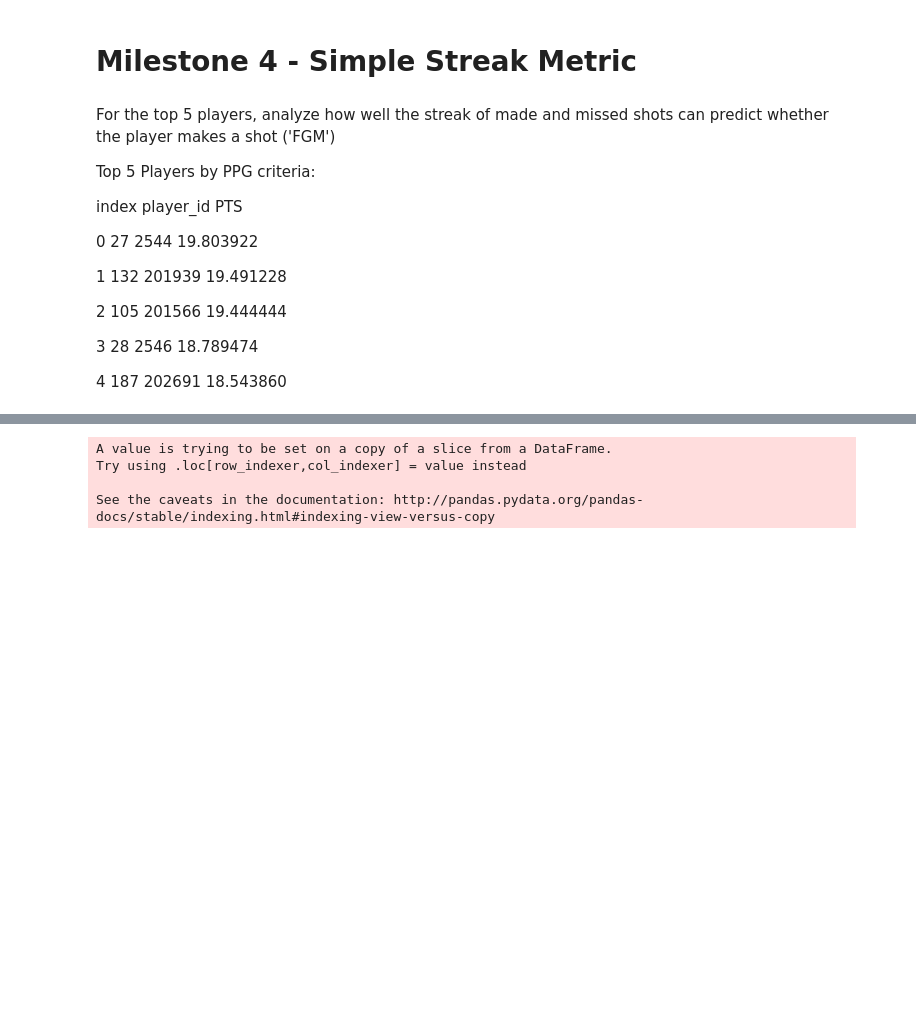
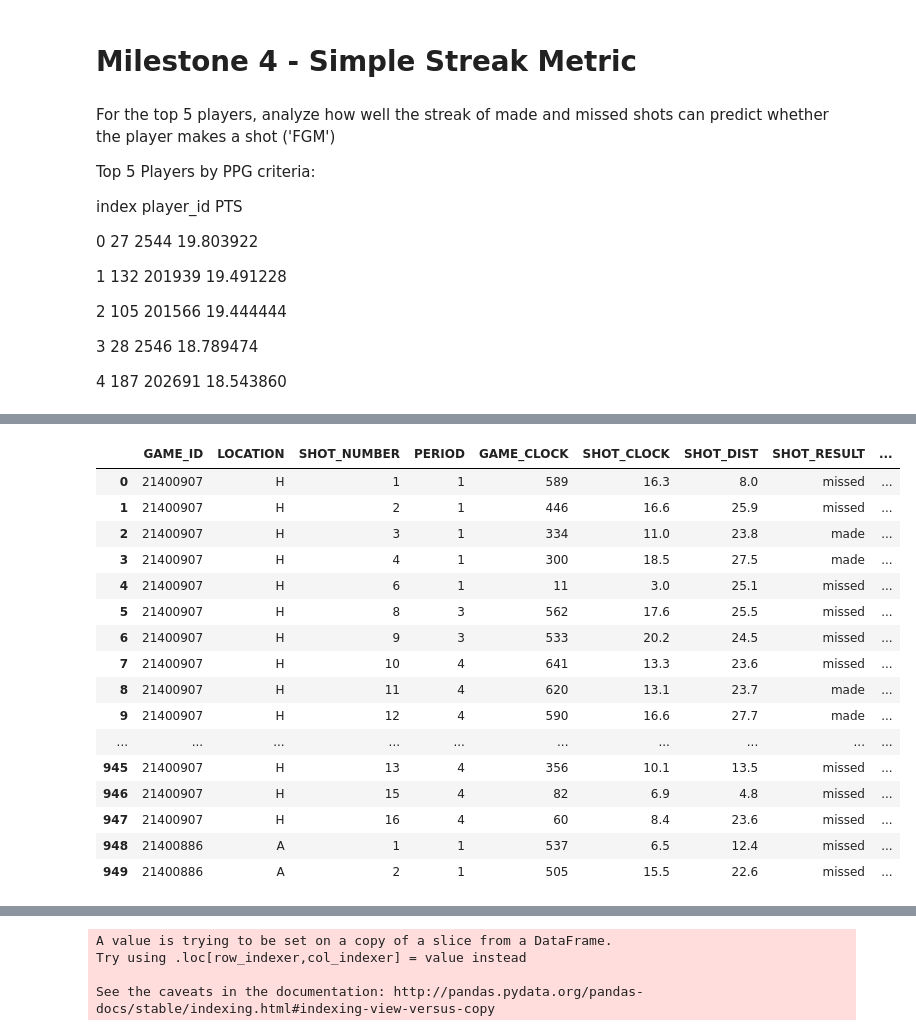
Before and after one commit to liangzecai/CS109a-Identify-HotHand, a Jupyter notebook: Zainab_Milestone4.ipynb, the cells around one changed output, grey strips where cells are left out. Drawn from its saved outputs; the diff is of its cells as text; code cells hidden in the pictures; blank space fills up the shorter version.

```diff
--- a/Zainab_Milestone4.ipynb
+++ b/Zainab_Milestone4.ipynb
@@ -802,0 +870,82 @@ Top 5 Players by PPG criteria:
+# %%
+## HTH
+## Fill in the streat metrics
+
+# To keep track whether we are within the same game of the same player
+p = data_top5.loc[0, 'player_id']
+g = data_top5.loc[0, 'GAME_ID']
+
+# Tracker
+serie = 0
+
+for index, row in data_top5.iterrows():
+    if (p == row['player_id']) & (g == row['GAME_ID']):
+        data_top5.loc[index, 'serie_id'] = serie
+    elif (p == row['player_id']) & (g != row['GAME_ID']):
+        g = row['GAME_ID']
+        serie += 1
+        data_top5.loc[index, 'serie_id'] = serie
+    elif (p != row['player_id']) & (g == row['GAME_ID']):
+        p = row['player_id']
+        serie = 0
+        data_top5.loc[index, 'serie_id'] = serie
+    else:
+        g = row['GAME_ID']
+        p = row['player_id']
+        serie = 0
+        data_top5.loc[index, 'serie_id'] = serie
+
+# Tracker
+hit_count = 0
+miss_count = 0
+serie = data_top5.loc[0, 'serie_id']
+
+for index, row in data_top5.iterrows():
+    if serie == row['serie_id']:
+        if row['SHOT_RESULT'] == 'made':
+            hit_count += 1
+            miss_count = 0
+            data_top5.loc[index, 'MAKE_STREAK'] = hit_count
+            data_top5.loc[index, 'MISS_STREAK'] = miss_count
+            data_top5.loc[index, 'streak_metric'] = hit_count - miss_count
+        else:
+            hit_count = 0
+            miss_count += 1
+            data_top5.loc[index, 'MAKE_STREAK'] = hit_count
+            data_top5.loc[index, 'MISS_STREAK'] = miss_count
+            data_top5.loc[index, 'streak_metric'] = hit_count - miss_count
+    else:
+        serie = row['serie_id']
+
+        if row['SHOT_RESULT'] == 'made':
+            hit_count = 1
+            miss_count = 0
+            data_top5.loc[index, 'MAKE_STREAK'] = hit_count
+            data_top5.loc[index, 'MISS_STREAK'] = miss_count
+            data_top5.loc[index, 'streak_metric'] = hit_count - miss_count
+        else:
+            hit_count = 0
+            miss_count = 1
+            data_top5.loc[index, 'MAKE_STREAK'] = hit_count
+            data_top5.loc[index, 'MISS_STREAK'] = miss_count
+            data_top5.loc[index, 'streak_metric'] = hit_count - miss_count
+
+data_top5[:950]
+# %% [output]
+|  | GAME_ID | LOCATION | SHOT_NUMBER | PERIOD | GAME_CLOCK | SHOT_CLOCK | SHOT_DIST | SHOT_RESULT | ... |
+| 0 | 21400907 | H | 1 | 1 | 589 | 16.3 | 8.0 | missed | ... |
+| 1 | 21400907 | H | 2 | 1 | 446 | 16.6 | 25.9 | missed | ... |
+| 2 | 21400907 | H | 3 | 1 | 334 | 11.0 | 23.8 | made | ... |
+| 3 | 21400907 | H | 4 | 1 | 300 | 18.5 | 27.5 | made | ... |
+| 4 | 21400907 | H | 6 | 1 | 11 | 3.0 | 25.1 | missed | ... |
+| 5 | 21400907 | H | 8 | 3 | 562 | 17.6 | 25.5 | missed | ... |
+| 6 | 21400907 | H | 9 | 3 | 533 | 20.2 | 24.5 | missed | ... |
+| 7 | 21400907 | H | 10 | 4 | 641 | 13.3 | 23.6 | missed | ... |
+| 8 | 21400907 | H | 11 | 4 | 620 | 13.1 | 23.7 | made | ... |
+| 9 | 21400907 | H | 12 | 4 | 590 | 16.6 | 27.7 | made | ... |
+| ... | ... | ... | ... | ... | ... | ... | ... | ... | ... |
+| 945 | 21400907 | H | 13 | 4 | 356 | 10.1 | 13.5 | missed | ... |
+| 946 | 21400907 | H | 15 | 4 | 82 | 6.9 | 4.8 | missed | ... |
+| 947 | 21400907 | H | 16 | 4 | 60 | 8.4 | 23.6 | missed | ... |
+| 948 | 21400886 | A | 1 | 1 | 537 | 6.5 | 12.4 | missed | ... |
+| 949 | 21400886 | A | 2 | 1 | 505 | 15.5 | 22.6 | missed | ... |
```
Also changed, not shown: parts of 14 cells of this notebook.
